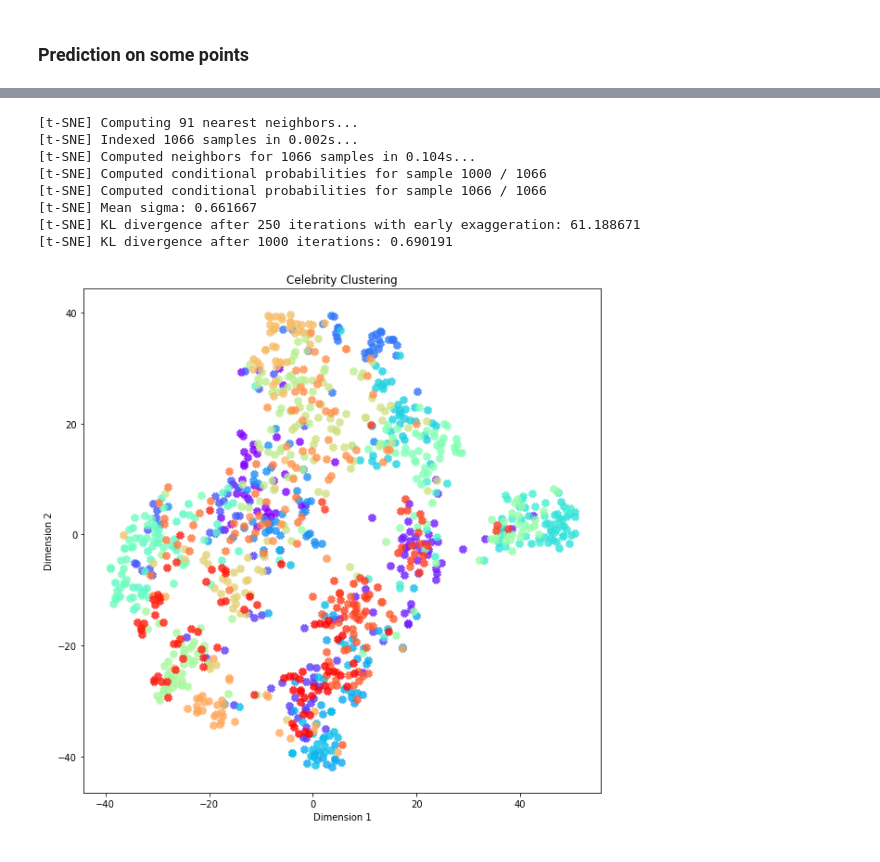
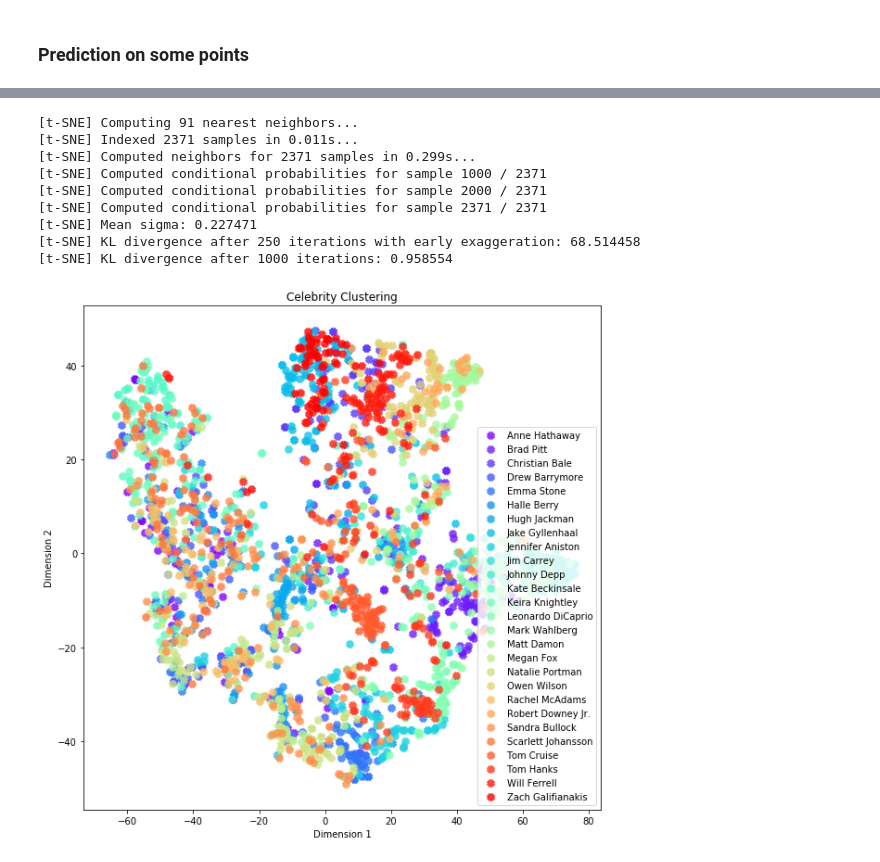
Before and after one commit to NihPat95/Face-Recognition, a Jupyter notebook: FaceRecognition.ipynb, the cells around one changed output, grey strips where cells are left out. Saved outputs shown, nothing was run; the diff lists cells and outputs as text; code cells hidden in the pictures.

```diff
--- a/FaceRecognition.ipynb
+++ b/FaceRecognition.ipynb
@@ -187,14 +194,14 @@ scaleimg = scale_face(img_raw, landmarks, display=True)
 # %%
-# Save a subset of dataset with scaled images
-n = len(clebs)
-for i in range(n):
-    print('Progess [{}/{}]'.format(i,n))
-    if rand.randint(0,10) > 0:
-        clebs.iloc[i]['Image'] = get_scaled(clebs.iloc[i]['Image'], display=False)
-    else:
-        clebs.iloc[i]['Image'] = np.nan
-clebs.dropna(inplace=True)
-np.save('scaled_subset', clebs.values)
+# # Save a subset of dataset with scaled images
+# n = len(clebs)
+# for i in range(n):
+#     print('Progess [{}/{}]'.format(i,n))
+#     if rand.randint(0,10) > 0:
+#         clebs.iloc[i]['Image'] = get_scaled(clebs.iloc[i]['Image'], display=False)
+#     else:
+#         clebs.iloc[i]['Image'] = np.nan
+# clebs.dropna(inplace=True)
+# np.save('scaled_subset', clebs.values)
 # %% [markdown]
 ### Create Pairs
 Create x_positive pair (x,y) where x and y are the images of the same celebrity <br>
@@ -290,8 +297,6 @@ img_b = Input(shape=input_dim)
 For our model we will be using a siamese neural network where for the positive pair we will try to minimize the cost and for the negative model we will try to maximize the cost <br>
 To do so we first create a CNN network to extract the 32 feature points of a point. The goal is to train this CNN such for the same celebrity the 32 feature points are similar. Only trained we use any normal vector comparision function to find the closest match. In our case we use the Eculedian distance
 # %%
-from keras.models import Model
-from keras.layers import Input, Conv2D, BatchNormalization, MaxPool2D, Activation, Flatten, Dense, Dropout
 img_in = Input(shape = image_dimension, name = 'FeatureNet_ImageInput')
 n_layer = img_in
 for i in range(2):
@@ -304,7 +309,7 @@ for i in range(2):
     n_layer = MaxPool2D((2,2))(n_layer)
 n_layer = Flatten()(n_layer)
 n_layer = Dense(32, activation = 'linear')(n_layer)
-n_layer = Dropout(0.5)(n_layer)
+n_layer = Dropout(0.3)(n_layer)
 n_layer = BatchNormalization()(n_layer)
 n_layer = Activation('relu')(n_layer)
 feature_model = Model(inputs = [img_in], outputs = [n_layer], name = 'FeatureGenerationModel')
@@ -412,5 +416,5 @@ for i in range(4):
 # %%
-dataset = np.load('scaled_subset.npy')
+dataset = np.load('scaled.npy')
 images = np.asarray([dataset[i][1] for i in range(len(dataset))])
 labels = np.asarray([dataset[i][2] for i in range(len(dataset))])
 unique_labels = np.unique(labels)
@@ -420,29 +424,31 @@ images_feature = feature_model.predict(images, verbose = True)
 # %%
 tsne = TSNE(n_components=2, init='pca', n_iter=1000, verbose=1)
 tsne_features = tsne.fit_transform(images_feature)
 colors = plt.cm.rainbow(np.linspace(0, 1, len(unique_labels)))
 plt.figure(figsize=(10, 10))
 for _, (c_color, name) in enumerate(zip(colors, unique_labels)):
     plt.scatter(tsne_features[np.where(labels == name), 0],
                 tsne_features[np.where(labels == name), 1],
                 marker='x',
                 color=c_color,
                 linewidth='5',
                 alpha=0.8,
                 label=name)
 plt.xlabel('Dimension 1')
 plt.ylabel('Dimension 2')
+plt.legend(loc='best')
 plt.title('Celebrity Clustering')
-plt.savefig('cluster.png')
+plt.savefig('clusterColor.png')
 plt.show()
 # %% [output]
 [t-SNE] Computing 91 nearest neighbors...
-[t-SNE] Indexed 1066 samples in 0.002s...
-[t-SNE] Computed neighbors for 1066 samples in 0.104s...
-[t-SNE] Computed conditional probabilities for sample 1000 / 1066
-[t-SNE] Computed conditional probabilities for sample 1066 / 1066
-[t-SNE] Mean sigma: 0.661667
-[t-SNE] KL divergence after 250 iterations with early exaggeration: 61.188671
-[t-SNE] KL divergence after 1000 iterations: 0.690191
+[t-SNE] Indexed 2371 samples in 0.011s...
+[t-SNE] Computed neighbors for 2371 samples in 0.299s...
+[t-SNE] Computed conditional probabilities for sample 1000 / 2371
+[t-SNE] Computed conditional probabilities for sample 2000 / 2371
+[t-SNE] Computed conditional probabilities for sample 2371 / 2371
+[t-SNE] Mean sigma: 0.227471
+[t-SNE] KL divergence after 250 iterations with early exaggeration: 68.514458
+[t-SNE] KL divergence after 1000 iterations: 0.958554
-[figure, old version]
+[figure, new version]
 # %%
```
Also changed, not shown: parts of 20 cells of this notebook.
